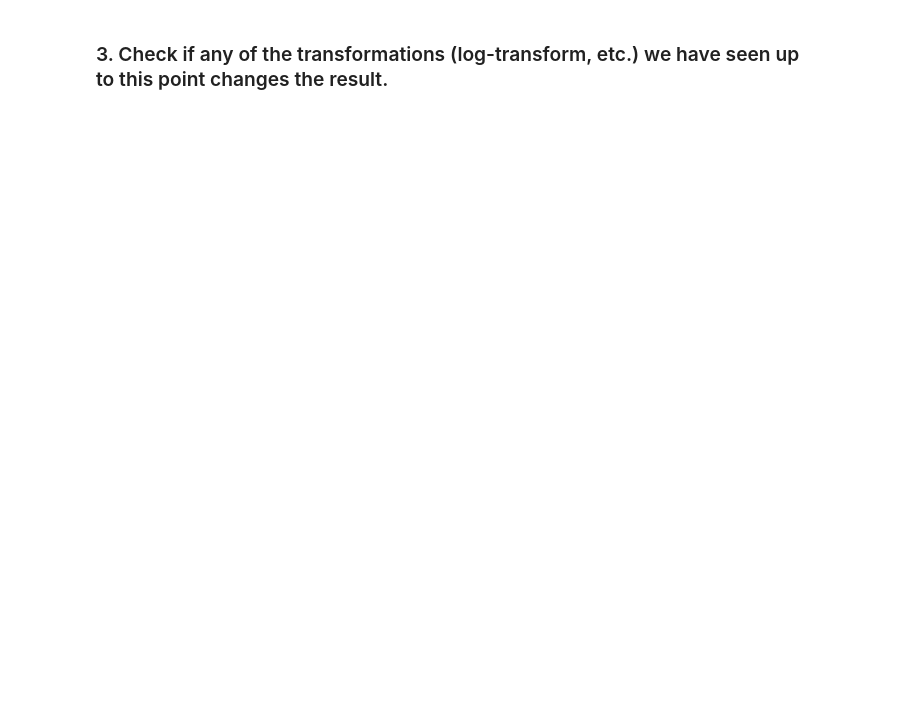
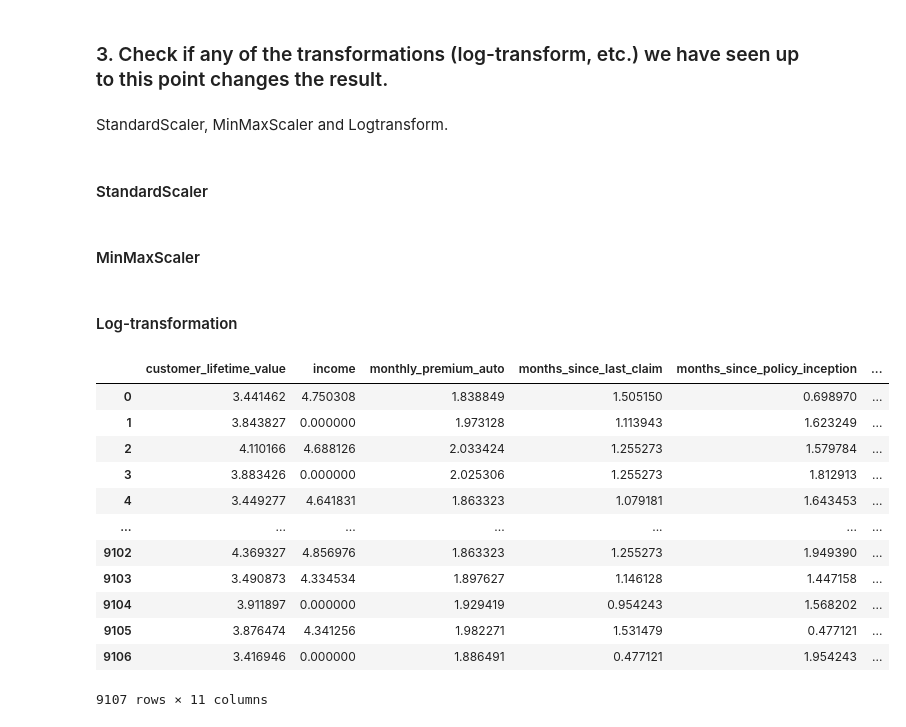
Before and after one commit to jochabo/4_lab-comparing-regression-models, a Jupyter notebook: Lab - Week 4.ipynb, the cells around one changed output. Drawn from its saved outputs; the diff is of its cells as text; code cells hidden in the pictures; blank space fills up the shorter version.

```diff
--- a/Lab - Week 4.ipynb
+++ b/Lab - Week 4.ipynb
@@ -1185,2 +1207,6 @@ Instructions
 # %% [markdown]
 ### 3. Check if any of the transformations (log-transform, etc.) we have seen up to this point changes the result.
+# %% [markdown]
+StandardScaler, MinMaxScaler and Logtransform.
+# %% [markdown]
+#### StandardScaler
@@ -1186,0 +1219,2 @@ Instructions
+# %% [markdown]
+#### MinMaxScaler
@@ -1186,0 +1227,30 @@ Instructions
+# %% [markdown]
+#### Log-transformation
+# %%
+def log_transfom_clean(x):
+    x = np.log10(x)
+    if np.isfinite(x):
+        return x
+    else:
+        return 0
+# %%
+numerical_df_lab_5_log = pd.DataFrame()
+
+for column in numerical_df_lab_5:
+    numerical_df_lab_5_log[column] = list(map(log_transfom_clean, numerical_df_lab_5[column]))
+
+numerical_df_lab_5_log
+# %% [output]
+|  | customer_lifetime_value | income | monthly_premium_auto | months_since_last_claim | months_since_policy_inception | ... |
+| 0 | 3.441462 | 4.750308 | 1.838849 | 1.505150 | 0.698970 | ... |
+| 1 | 3.843827 | 0.000000 | 1.973128 | 1.113943 | 1.623249 | ... |
+| 2 | 4.110166 | 4.688126 | 2.033424 | 1.255273 | 1.579784 | ... |
+| 3 | 3.883426 | 0.000000 | 2.025306 | 1.255273 | 1.812913 | ... |
+| 4 | 3.449277 | 4.641831 | 1.863323 | 1.079181 | 1.643453 | ... |
+| ... | ... | ... | ... | ... | ... | ... |
+| 9102 | 4.369327 | 4.856976 | 1.863323 | 1.255273 | 1.949390 | ... |
+| 9103 | 3.490873 | 4.334534 | 1.897627 | 1.146128 | 1.447158 | ... |
+| 9104 | 3.911897 | 0.000000 | 1.929419 | 0.954243 | 1.568202 | ... |
+| 9105 | 3.876474 | 4.341256 | 1.982271 | 1.531479 | 0.477121 | ... |
+| 9106 | 3.416946 | 0.000000 | 1.886491 | 0.477121 | 1.954243 | ... |
+9107 rows × 11 columns
```
Also changed, not shown: parts of 11 cells of this notebook, 1 other file.
